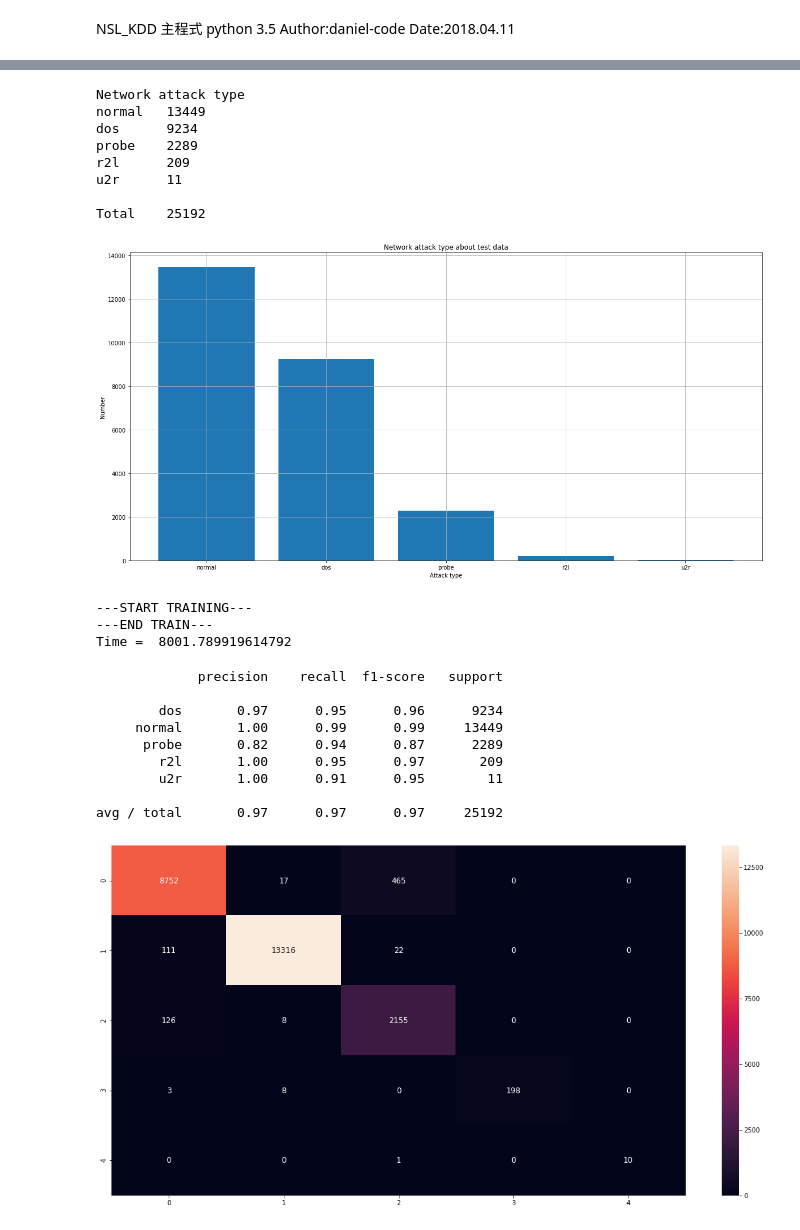
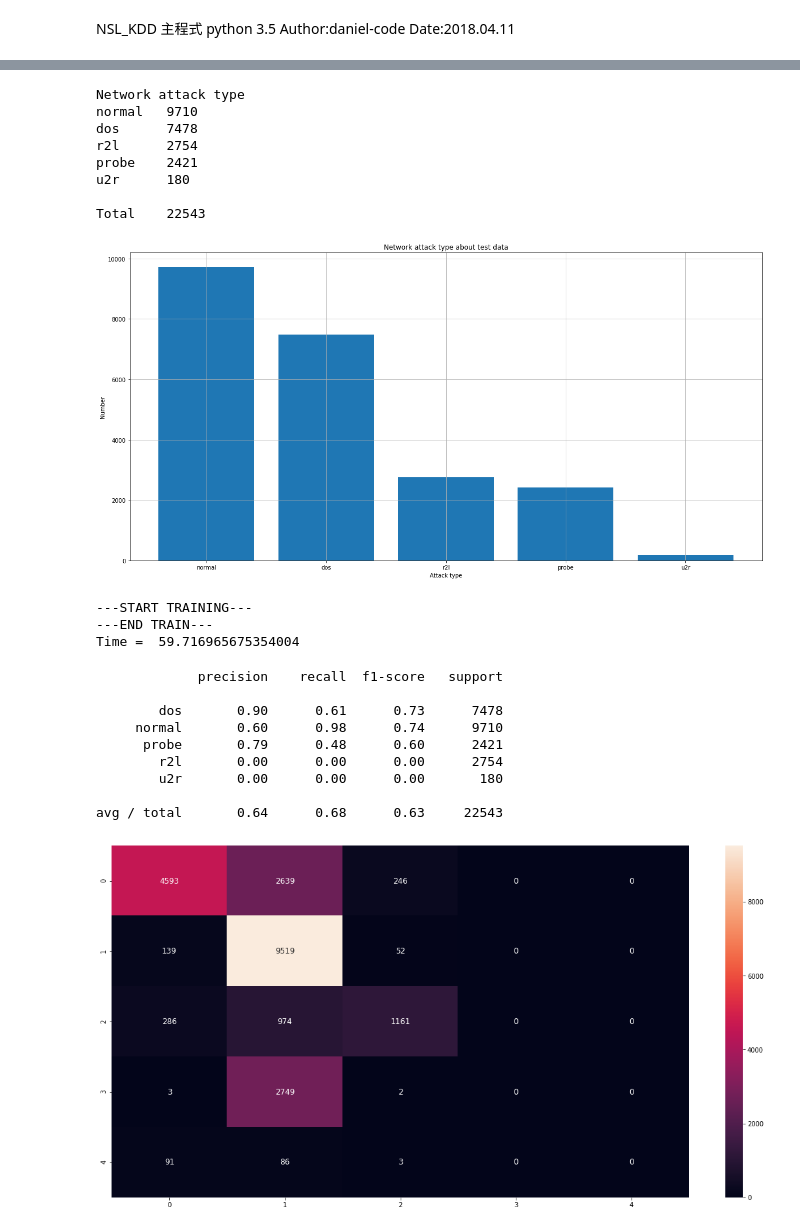
Before and after one commit to daniel-code/PRACTICE-AND-APPLICATIONS-OF-MACHINE-LEARNING, a Jupyter notebook: hw3/hw3.ipynb, the cells around one changed output, grey strips where cells are left out. Saved outputs shown, nothing was run; the diff lists cells and outputs as text; code cells hidden in the pictures.

Commit message:
修正attack type csv

```diff
--- a/hw3/hw3.ipynb
+++ b/hw3/hw3.ipynb
@@ -19,10 +19,10 @@ import time
 # read kdd date from csv
 
 
-data = pd.read_csv('NSL_KDD/KDDTrain+.csv', header=None)
+data = pd.read_csv('NSL_KDD/20_Percent Training_Set.csv', header=None)
 
 # build attack table
-attack_type = pd.read_csv('NSL_KDD/Attack Types.csv', names=['attack', 'type'])
+attack_type = pd.read_csv('NSL_KDD/Attack Types 2.csv', names=['attack', 'type'])
 attack_type_dict = attack_type.set_index('attack')['type'].to_dict()
 # build training data and label
 y = data[41].apply(lambda x: attack_type_dict[x] if x in attack_type_dict else 'other')
@@ -75,45 +75,45 @@ Total    125973
 # %%
-data = pd.read_csv('NSL_KDD/20_Percent Training_Set.csv', header=None)
+data = pd.read_csv('NSL_KDD/KDDTest+.csv', header=None)
 
 # build attack table
 #attack_type = pd.read_csv('NSL_KDD/Attack Types.csv', names=['attack', 'type'])
 #attack_type_dict = attack_type.set_index('attack')['type'].to_dict()
 
 # build training data and label
 y = data[41].apply(lambda x:attack_type_dict[x]if x in attack_type_dict else 'other')
 #x = data.drop(columns=[1, 2, 3, 41])
 x = data.iloc[:, [4, 5, 11, 32]]
 hist = {}
 for row in y.values:
     if row in hist:
         hist[row] += 1
     else:
         hist[row] = 1
 sorted_hist_list = np.array(sorted(hist.items(), key=operator.itemgetter(1), reverse=True))
 print('Network attack type')
 for item in sorted_hist_list:
     print(item[0], '\t', item[1])
 print('\nTotal\t', len(x))
 plt.figure(figsize=(20, 10))
 plt.title('Network attack type about test data')
 plt.bar(range(len(sorted_hist_list[:,0])),list(map(float,sorted_hist_list[:, 1])))
 plt.xticks(range(len(sorted_hist_list[:,0])),sorted_hist_list[:, 0])
 plt.xlabel('Attack type')
 plt.ylabel('Number')
 plt.grid(True)
 plt.show()
 x_test = np.array(x)
 y_test = np.array(y)
 # %% [output]
 Network attack type
-normal   13449
-dos      9234
-probe    2289
-r2l      209
-u2r      11
+normal   9710
+dos      7478
+r2l      2754
+probe    2421
+u2r      180
 
-Total    25192
+Total    22543
-[figure, old version]
+[figure, new version]
 # %%
 # build model
 model = svm.SVC()
@@ -125,7 +125,7 @@ print('Time = ', time.time() - start_time)
 # %% [output]
 ---START TRAINING---
 ---END TRAIN---
-Time =  8001.789919614792
+Time =  59.716965675354004
 # %%
 # predict
 y_pred=model.predict(x_test)
@@ -141,11 +141,11 @@ plt.show()
 # %% [output]
              precision    recall  f1-score   support
 
-        dos       0.97      0.95      0.96      9234
-     normal       1.00      0.99      0.99     13449
-      probe       0.82      0.94      0.87      2289
-        r2l       1.00      0.95      0.97       209
-        u2r       1.00      0.91      0.95        11
+        dos       0.90      0.61      0.73      7478
+     normal       0.60      0.98      0.74      9710
+      probe       0.79      0.48      0.60      2421
+        r2l       0.00      0.00      0.00      2754
+        u2r       0.00      0.00      0.00       180
 
-avg / total       0.97      0.97      0.97     25192
+avg / total       0.64      0.68      0.63     22543
-[figure, old version]
+[figure, new version]
```
Also changed, not shown: parts of 1 cell of this notebook, 1 other file.
